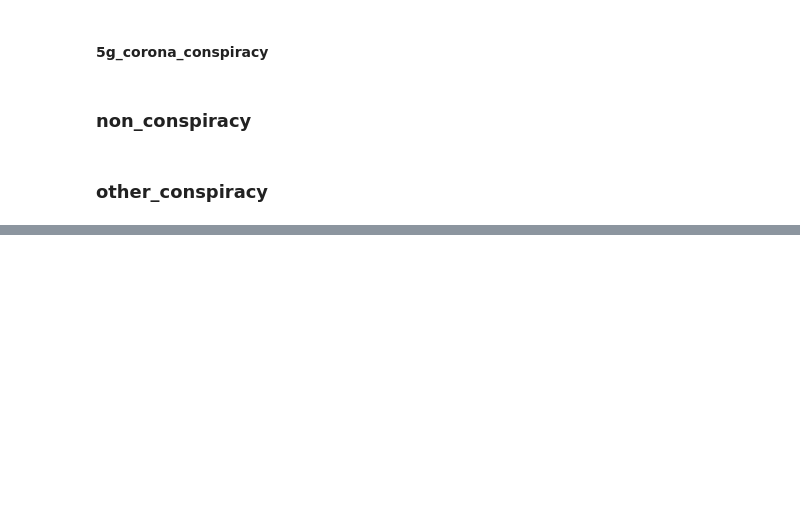
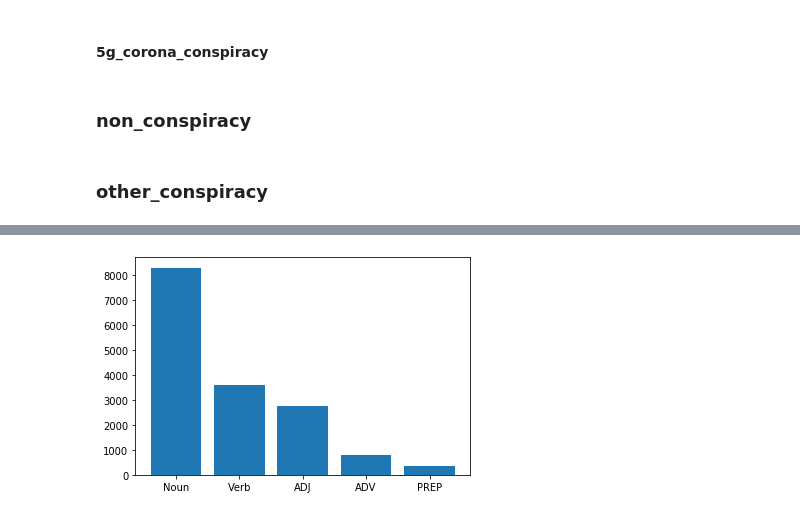
Before and after one commit to HongHanh2104/MediaEval_FakeNews, a Jupyter notebook: data_exploration.ipynb, the cells around one changed output, grey strips where cells are left out. Cells and saved outputs as stored; diff of their text form; code cells hidden in the pictures; blank space fills up the shorter version.

```diff
--- a/data_exploration.ipynb
+++ b/data_exploration.ipynb
@@ -191,0 +194,43 @@ print(non_conspiracy_counter.most_common(15))
+# %%
+def count_SOP(data):
+    counts = Counter()
+    for sentence in data:
+        tokens = nltk.word_tokenize(sentence)
+        tags = nltk.pos_tag(tokens)
+        counts.update(tag for word, tag in tags)
+    return dict(counts)
+# %%
+def find_common_SOP(adict):
+    new_dict = {
+        'Noun': 0,
+        'Verb': 0,
+        'ADJ': 0,
+        'ADV': 0,
+        'PREP': 0,
+    }
+    for k, v in adict.items():
+        if k in ['NN', 'NNS', 'NNP', 'NNPS']:
+            new_dict['Noun'] += v
+        elif k in ['TO', 'VB', 'VBD', 'VBG', 'VBN', 'VBP', 'VBZ']:
+            new_dict['Verb'] += v
+        elif k in ['JJ', 'JJR', 'JJS']:
+            new_dict['ADJ'] += v
+        elif k in ['RB', 'RBR', 'RBS']:
+            new_dict['ADV'] += v
+        elif k in ['IN', 'CC']:
+            new_dict['PREP'] += v
+    return new_dict
+# %%
+def draw_sop_count(adict):
+    keys = adict.keys()
+    values = adict.values()
+    plt.bar(keys, values)
+    plt.show()
+# %%
+train_label1_sop = find_common_SOP(count_SOP(train_df[train_df['Label'] == 1]['Unstop_Text']))
+train_label2_sop = find_common_SOP(count_SOP(train_df[train_df['Label'] == 2]['Unstop_Text']))
+train_label3_sop = find_common_SOP(count_SOP(train_df[train_df['Label'] == 3]['Unstop_Text']))
+# %%
+draw_sop_count(train_label1_sop)
+# %% [output]
+[figure, added]
```
Also changed, not shown: parts of 50 cells of this notebook, 4 other files.
